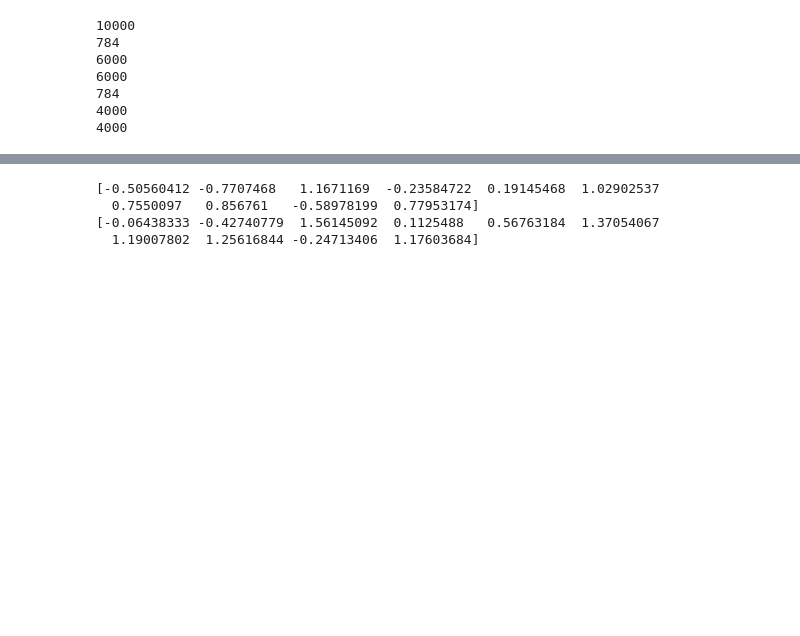
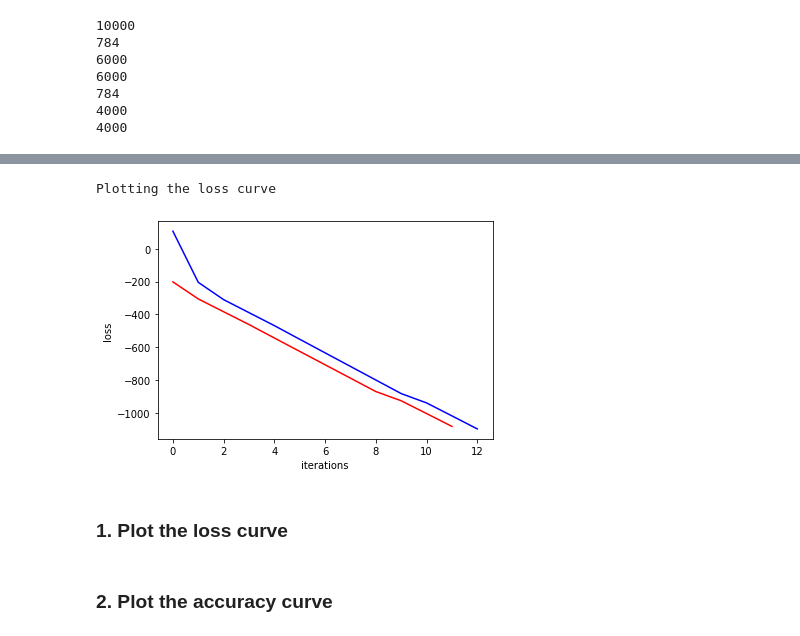
Before and after one commit to BupyeongHealer/class-MachineLearning, a Jupyter notebook: 9.Multi-label classification using Neural Networks.ipynb, the cells around one changed output, grey strips where cells are left out. Drawn from its saved outputs; the diff is of its cells as text; code cells hidden in the pictures; blank space fills up the shorter version.

Commit message:
Plotting the loss curve

```diff
--- a/9.Multi-label classification using Neural Networks.ipynb
+++ b/9.Multi-label classification using Neural Networks.ipynb
@@ -129,7 +129,7 @@ theta_2s = deque()
 bias_0s = deque()
 bias_1s = deque()
 bias_2s = deque()
-
+iters = deque()
 
 print(num_image)  #10000
 print(len(train_image))  #784
@@ -150,5 +150,6 @@ print(len(test_label))  #4000
 4000
 # %%
 def forward(theta, value):
-  result = np.dot(theta, value)
+  #print(theta.shape, value.shape)
+  result = np.matmul(theta, value)
   return result
@@ -155,6 +169,9 @@ def forward(theta, value):
 # %%
-def sigmoid(value):
-  length = len(value)
+def addBias(value, bias):
+  """
+  length = len(bias)
   for i in range(0, length):
-    value[i] = 1 / (1 + np.exp(-value[i]))
+    value[i] += bias[i]
+  """
+  value = np.add(value, bias)
   return value
@@ -222,29 +288,45 @@ def gradientDescent(image, label, theta0, theta1, theta2, b0, b1, b2, learning_r
 # %%
 def main():
   mu = 0
   sigma = 1
+
   theta_0 = np.random.normal(mu, sigma, size=(196,784))   #size = 196x784
   theta_1 = np.random.normal(mu, sigma, size=(49,196))    #size = 49x196
   theta_2 = np.random.normal(mu, sigma, size=(10,49))     #size = 10x49
 
   b_0 = np.random.normal(mu, sigma, 196)                  #size = 196x1
   b_1 = np.random.normal(mu, sigma, 49)                   #size = 49x1
   b_2 = np.random.normal(mu, sigma, 10)                   #size = 10x1
 
-  lr = 0.1                                                #learning rate
+  lr = 0.03                                                #learning rate
 
   #training step
-  for iter in range(0, 2):
-    train_cost = objectiveFunction(test_image, test_label, theta_0, theta_1, theta_2, b_0, b_1, b_2)  #print(cost)
+  for iter in range(0, 30):
+    train_cost = objectiveFunction(train_image, train_label, theta_0, theta_1, theta_2, b_0, b_1, b_2)  #print(cost)
     train_costs.append(train_cost)
-    b_2 = gradientDescent(test_image, test_label, theta_0, theta_1, theta_2, b_0, b_1, b_2, lr)
-    #print(b_1)
-    print(b_2)
+    b_2, theta_2, b_1, theta_1, b_0, theta_0 = gradientDescent(train_image, train_label, theta_0, theta_1, theta_2, b_0, b_1, b_2, lr)
+    test_cost = objectiveFunction(test_image, test_label, theta_0, theta_1, theta_2, b_0, b_1, b_2)
+    test_costs.append(test_cost)
+    iters.append(iter)
+
+    train_y, train_z, train_h = neuralNet(train_image, theta_0, theta_1, theta_2, b_0, b_1, b_2)
+    train_index = np.argmax(train_h)
+    if train_index ==
+    #print(theta_1)
+    #print(theta_2)
+    #print(b_0)
+    #print(theta_0)
+
+  print("Plotting the loss curve")
+  fig = plt.figure()
+  graph1 = plt.plot(iters, train_costs, 'b')
+  graph2 = plt.plot(iters, test_costs, 'r')
+  plt.xlabel('iterations')
+  plt.ylabel('loss')
+  plt.show()
 
 if __name__ == "__main__":
   main()
 # %% [output]
-[-0.50560412 -0.7707468   1.1671169  -0.23584722  0.19145468  1.02902537
-  0.7550097   0.856761   -0.58978199  0.77953174]
-[-0.06438333 -0.42740779  1.56145092  0.1125488   0.56763184  1.37054067
-  1.19007802  1.25616844 -0.24713406  1.17603684]
+Plotting the loss curve
+[figure, added]
@@ -261,0 +333,2 @@ print(c)
+# %% [markdown]
+### **1. Plot the loss curve**
@@ -261,0 +343,2 @@ print(c)
+# %% [markdown]
+### **2. Plot the accuracy curve**
```
Also changed, not shown: parts of 7 cells of this notebook.
